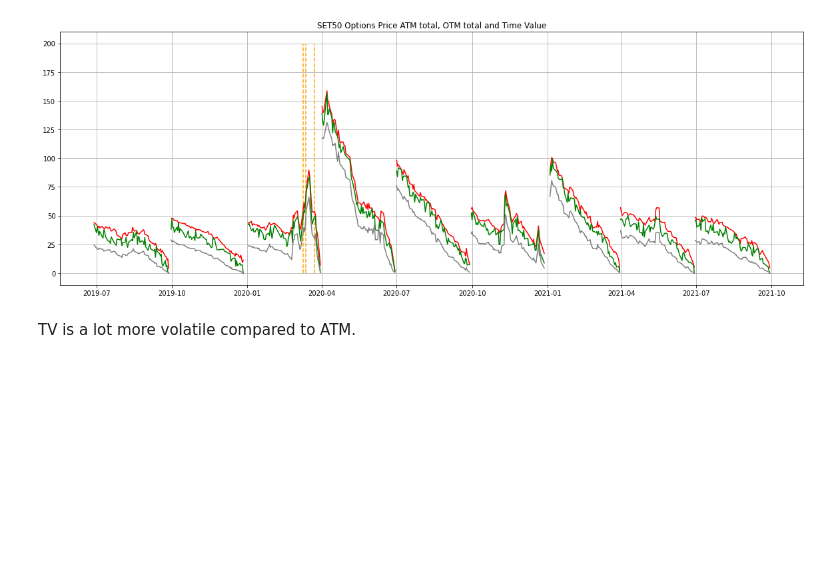
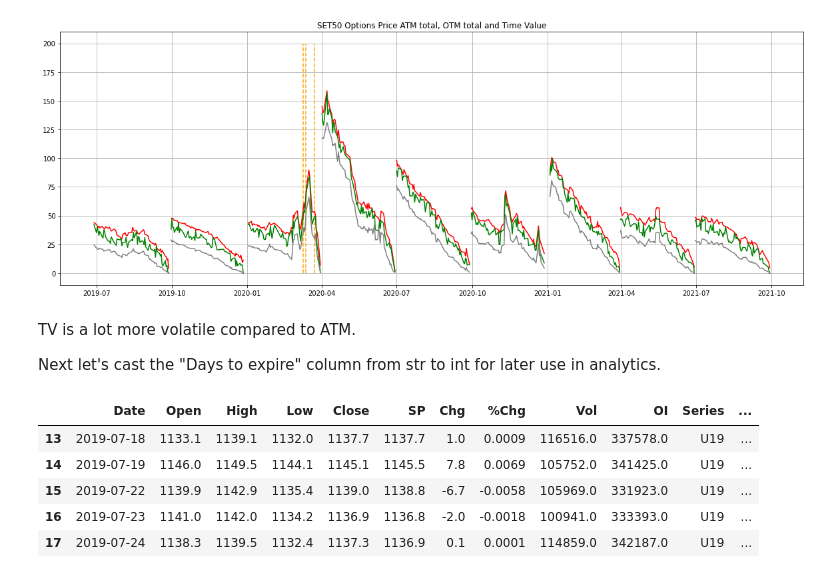
Before and after one commit to soi130/options_analysis, a Jupyter notebook: options_analytics.ipynb, the cells around one changed output. Drawn from its saved outputs; the diff is of its cells as text; code cells hidden in the pictures; blank space fills up the shorter version.

```diff
--- a/options_analytics.ipynb
+++ b/options_analytics.ipynb
@@ -503,3 +504,17 @@ plt.show()
 [figure]
 # %% [markdown]
 TV is a lot more volatile compared to ATM.
+
+Next let's cast the "Days to expire" column from str to int for later use in analytics.
+# %%
+for i in ready_df.index:
+    ready_df.loc[i, 'dte'] = int(ready_df.loc[i, 'Day to expire'].replace("'",'').replace('d','').replace('ms',''))
+# %%
+ready_df.head()
+# %% [output]
+|  | Date | Open | High | Low | Close | SP | Chg | %Chg | Vol | OI | Series | ... |
+| 13 | 2019-07-18 | 1133.1 | 1139.1 | 1132.0 | 1137.7 | 1137.7 | 1.0 | 0.0009 | 116516.0 | 337578.0 | U19 | ... |
+| 14 | 2019-07-19 | 1146.0 | 1149.5 | 1144.1 | 1145.1 | 1145.5 | 7.8 | 0.0069 | 105752.0 | 341425.0 | U19 | ... |
+| 15 | 2019-07-22 | 1139.9 | 1142.9 | 1135.4 | 1139.0 | 1138.8 | -6.7 | -0.0058 | 105969.0 | 331923.0 | U19 | ... |
+| 16 | 2019-07-23 | 1141.0 | 1142.0 | 1134.2 | 1136.9 | 1136.8 | -2.0 | -0.0018 | 100941.0 | 333393.0 | U19 | ... |
+| 17 | 2019-07-24 | 1138.3 | 1139.5 | 1132.4 | 1137.3 | 1136.9 | 0.1 | 0.0001 | 114859.0 | 342187.0 | U19 | ... |
```
Also changed, not shown: parts of 7 cells of this notebook.
